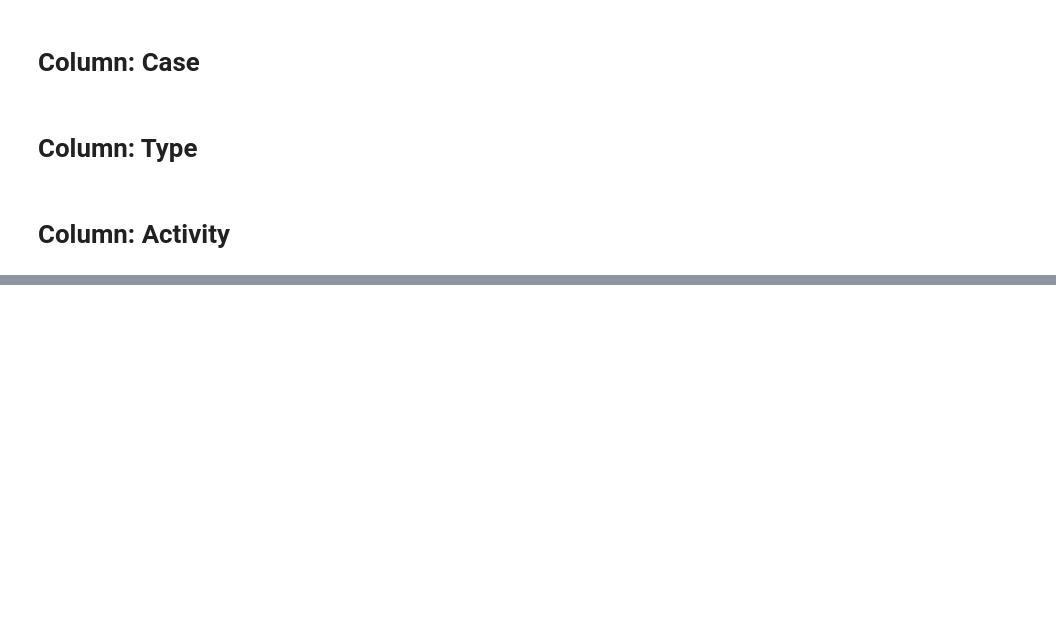
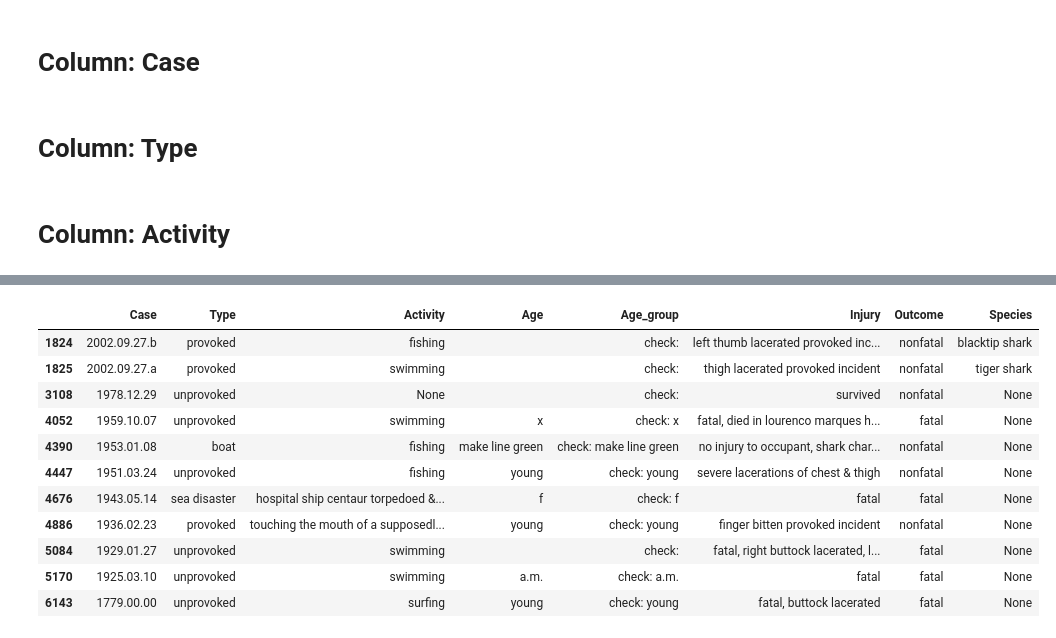
Before and after one commit to MevrouwHelderder/Assignments, a Jupyter notebook: Assignment_Shark_Attack.ipynb, the cells around one changed output, grey strips where cells are left out. Cells and saved outputs as stored; diff of their text form; code cells hidden in the pictures; blank space fills up the shorter version.

```diff
--- a/Assignment_Shark_Attack.ipynb
+++ b/Assignment_Shark_Attack.ipynb
@@ -747,0 +485,17 @@ So... credit to Winc and off to the next part!
+# %%
+# Checking all values that I previously marked as 'check'
+mask_age = attack_next["Age_group"].str.contains("check", na=False)
+attack_next[mask_age]
+# %% [output]
+|  | Case | Type | Activity | Age | Age_group | Injury | Outcome | Species |
+| 1824 | 2002.09.27.b | provoked | fishing |  | check: | left thumb lacerated provoked inc... | nonfatal | blacktip shark |
+| 1825 | 2002.09.27.a | provoked | swimming |  | check: | thigh lacerated provoked incident | nonfatal | tiger shark |
+| 3108 | 1978.12.29 | unprovoked | None |  | check: | survived | nonfatal | None |
+| 4052 | 1959.10.07 | unprovoked | swimming | x | check: x | fatal, died in lourenco marques h... | fatal | None |
+| 4390 | 1953.01.08 | boat | fishing | make line green | check: make line green | no injury to occupant, shark char... | nonfatal | None |
+| 4447 | 1951.03.24 | unprovoked | fishing | young | check: young | severe lacerations of chest & thigh | nonfatal | None |
+| 4676 | 1943.05.14 | sea disaster | hospital ship centaur torpedoed &... | f | check: f | fatal | fatal | None |
+| 4886 | 1936.02.23 | provoked | touching the mouth of a supposedl... | young | check: young | finger bitten provoked incident | nonfatal | None |
+| 5084 | 1929.01.27 | unprovoked | swimming |  | check: | fatal, right buttock lacerated, l... | fatal | None |
+| 5170 | 1925.03.10 | unprovoked | swimming | a.m. | check: a.m. | fatal | fatal | None |
+| 6143 | 1779.00.00 | unprovoked | surfing | young | check: young | fatal, buttock lacerated | fatal | None |
```
Also changed, not shown: parts of 49 cells of this notebook.
